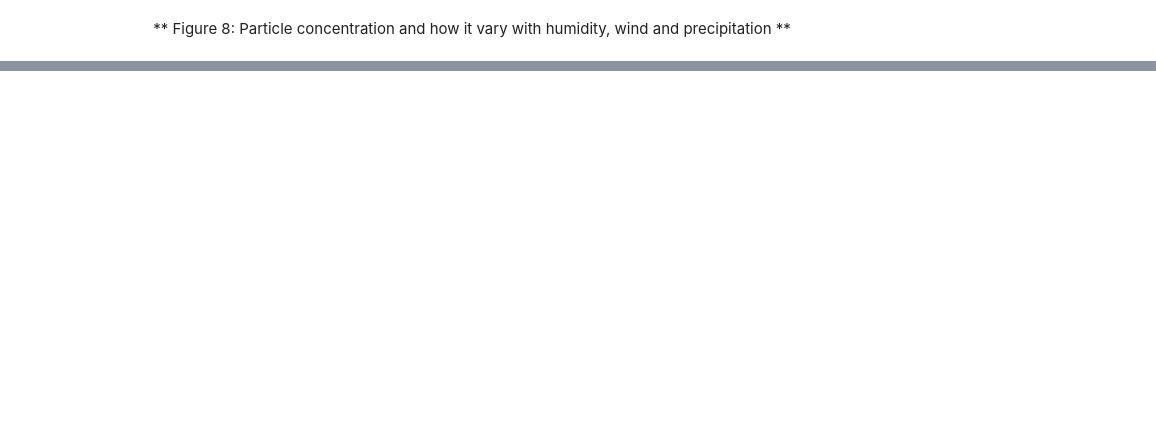
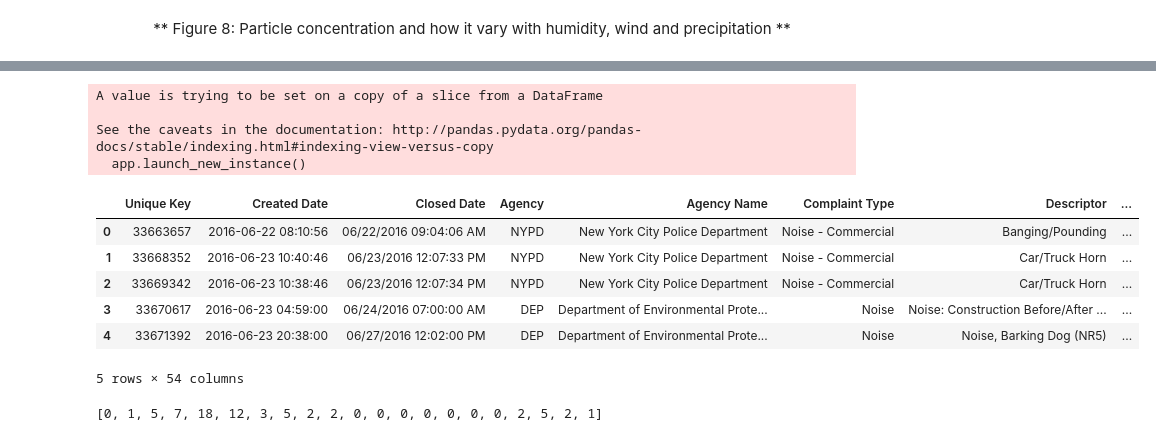
Before and after one commit to amyoshino/UI-for-Smart-and-Sustainable-Cities, a Jupyter notebook: Assignment 04 - amy324.ipynb, the cells around one changed output, grey strips where cells are left out. Cells and saved outputs as stored; diff of their text form; code cells hidden in the pictures; blank space fills up the shorter version.

```diff
--- a/Assignment 04 - amy324.ipynb
+++ b/Assignment 04 - amy324.ipynb
@@ -486,0 +468,8 @@ plt.ylabel('Particle Concentration per 0.01 cubic feet')
+# %%
+calls = pd.read_csv('311_Service_Requests_from_2010_to_Present.csv')
+# %%
+# filtering by issue = noise and close to the places we are. Let's use zipcodes
+noise = calls[calls['Complaint Type'].str.contains("Noise")==True]
+noise = noise[noise['Incident Zip'] == 11231]
+noise = noise.reset_index(drop=True)
+noise.head()
@@ -486,0 +484,25 @@ plt.ylabel('Particle Concentration per 0.01 cubic feet')
+# %%
+# transforming date to timestamps
+for i in range(0, len(noise)):
+    noise['Created Date'][i] = pd.Timestamp(noise['Created Date'][i])
+# %% [output]
+A value is trying to be set on a copy of a slice from a DataFrame
+
+See the caveats in the documentation: http://pandas.pydata.org/pandas-docs/stable/indexing.html#indexing-view-versus-copy
+  app.launch_new_instance()
+# %%
+# Days on weather dataset to merge purposes
+a = []
+for i in noise['Created Date']:
+    a.append(i.to_datetime().day)
+noise['day'] = a
+# %%
+noise.head()
+# %% [output]
+|  | Unique Key | Created Date | Closed Date | Agency | Agency Name | Complaint Type | Descriptor | ... |
+| 0 | 33663657 | 2016-06-22 08:10:56 | 06/22/2016 09:04:06 AM | NYPD | New York City Police Department | Noise - Commercial | Banging/Pounding | ... |
+| 1 | 33668352 | 2016-06-23 10:40:46 | 06/23/2016 12:07:33 PM | NYPD | New York City Police Department | Noise - Commercial | Car/Truck Horn | ... |
+| 2 | 33669342 | 2016-06-23 10:38:46 | 06/23/2016 12:07:34 PM | NYPD | New York City Police Department | Noise - Commercial | Car/Truck Horn | ... |
+| 3 | 33670617 | 2016-06-23 04:59:00 | 06/24/2016 07:00:00 AM | DEP | Department of Environmental Prote... | Noise | Noise: Construction Before/After ... | ... |
+| 4 | 33671392 | 2016-06-23 20:38:00 | 06/27/2016 12:02:00 PM | DEP | Department of Environmental Prote... | Noise | Noise, Barking Dog (NR5) | ... |
+5 rows × 54 columns
@@ -486,0 +512,12 @@ plt.ylabel('Particle Concentration per 0.01 cubic feet')
+# %%
+n = []
+for i in alldays:
+    if i not in days:
+        n.append(0)
+    else:
+        n.append(noise[noise['day'] == i].count()[0])
+#noise['incidences'] = n
+print n
+weatherMerged['noise 311'] = n
+# %% [output]
+[0, 1, 5, 7, 18, 12, 3, 5, 2, 2, 0, 0, 0, 0, 0, 0, 0, 2, 5, 2, 1]
```
Also changed, not shown: parts of 15 cells of this notebook.
